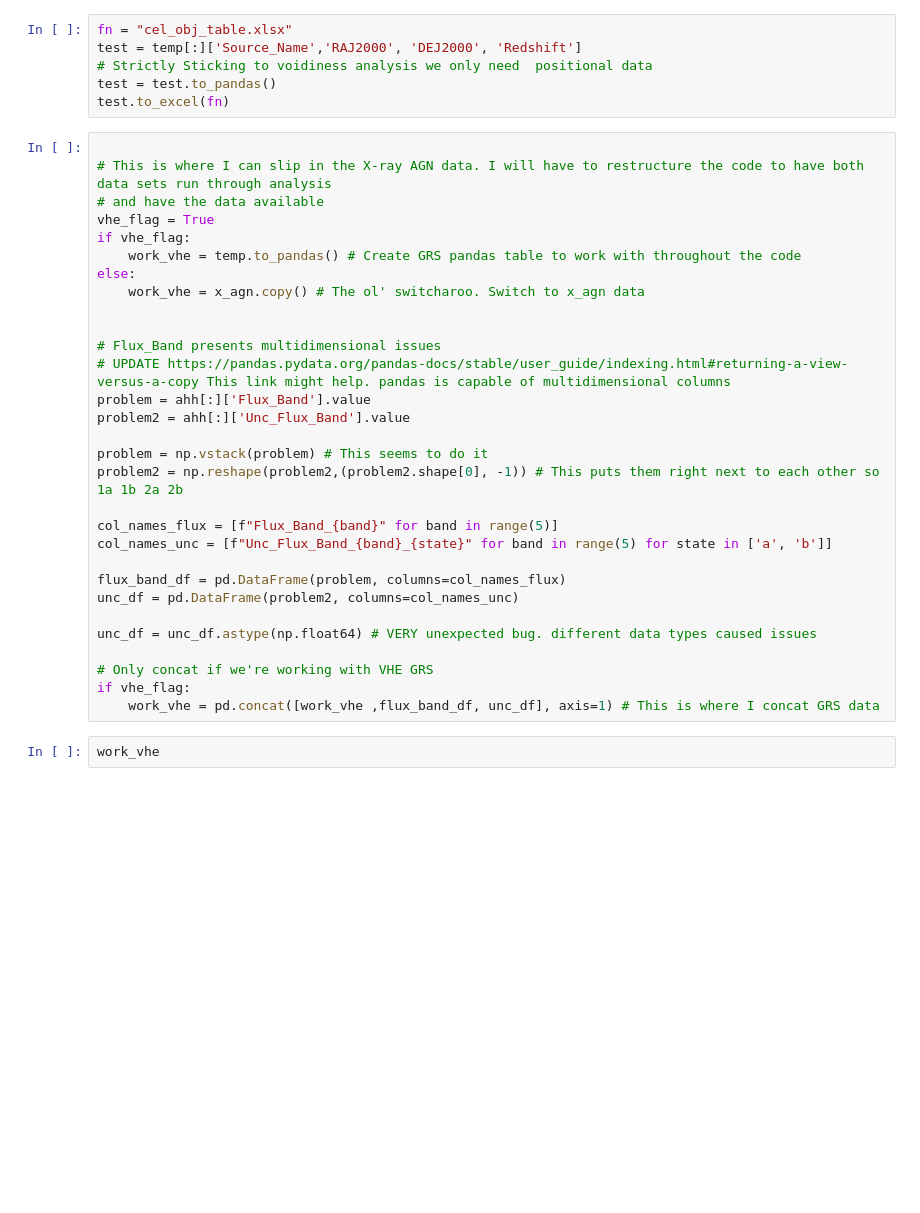
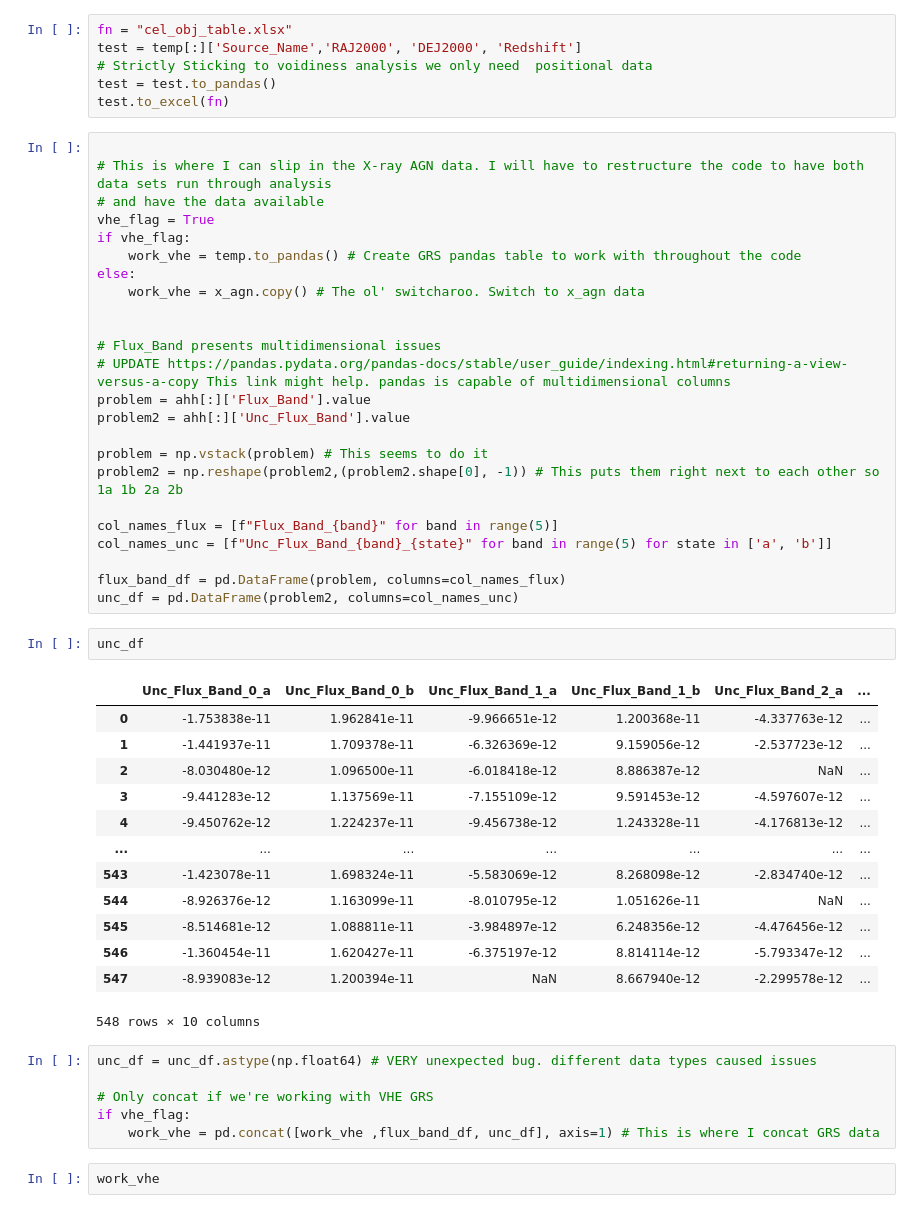
Before and after one commit to Cranberry-Juice/GRS-V, a Jupyter notebook: analysis.ipynb, the cells around one changed output. Saved outputs shown, nothing was run; the diff lists cells and outputs as text; blank space fills up the shorter version.

```diff
--- a/analysis.ipynb
+++ b/analysis.ipynb
@@ -468,12 +468,28 @@ col_names_unc = [f"Unc_Flux_Band_{band}_{state}" for band in range(5) for state
 
 flux_band_df = pd.DataFrame(problem, columns=col_names_flux)
 unc_df = pd.DataFrame(problem2, columns=col_names_unc)
-
-unc_df = unc_df.astype(np.float64) # VERY unexpected bug. different data types caused issues
-
-# Only concat if we're working with VHE GRS
-if vhe_flag:
-    work_vhe = pd.concat([work_vhe ,flux_band_df, unc_df], axis=1) # This is where I concat GRS data
+# %%
+unc_df
+# %% [output]
+|  | Unc_Flux_Band_0_a | Unc_Flux_Band_0_b | Unc_Flux_Band_1_a | Unc_Flux_Band_1_b | Unc_Flux_Band_2_a | ... |
+| 0 | -1.753838e-11 | 1.962841e-11 | -9.966651e-12 | 1.200368e-11 | -4.337763e-12 | ... |
+| 1 | -1.441937e-11 | 1.709378e-11 | -6.326369e-12 | 9.159056e-12 | -2.537723e-12 | ... |
+| 2 | -8.030480e-12 | 1.096500e-11 | -6.018418e-12 | 8.886387e-12 | NaN | ... |
+| 3 | -9.441283e-12 | 1.137569e-11 | -7.155109e-12 | 9.591453e-12 | -4.597607e-12 | ... |
+| 4 | -9.450762e-12 | 1.224237e-11 | -9.456738e-12 | 1.243328e-11 | -4.176813e-12 | ... |
+| ... | ... | ... | ... | ... | ... | ... |
+| 543 | -1.423078e-11 | 1.698324e-11 | -5.583069e-12 | 8.268098e-12 | -2.834740e-12 | ... |
+| 544 | -8.926376e-12 | 1.163099e-11 | -8.010795e-12 | 1.051626e-11 | NaN | ... |
+| 545 | -8.514681e-12 | 1.088811e-11 | -3.984897e-12 | 6.248356e-12 | -4.476456e-12 | ... |
+| 546 | -1.360454e-11 | 1.620427e-11 | -6.375197e-12 | 8.814114e-12 | -5.793347e-12 | ... |
+| 547 | -8.939083e-12 | 1.200394e-11 | NaN | 8.667940e-12 | -2.299578e-12 | ... |
+548 rows × 10 columns
+# %%
+unc_df = unc_df.astype(np.float64) # VERY unexpected bug. different data types caused issues
+
+# Only concat if we're working with VHE GRS
+if vhe_flag:
+    work_vhe = pd.concat([work_vhe ,flux_band_df, unc_df], axis=1) # This is where I concat GRS data
 # %%
 work_vhe
 # %% [output]
```
Also changed, not shown: parts of 14 cells of this notebook, 3 other files.
